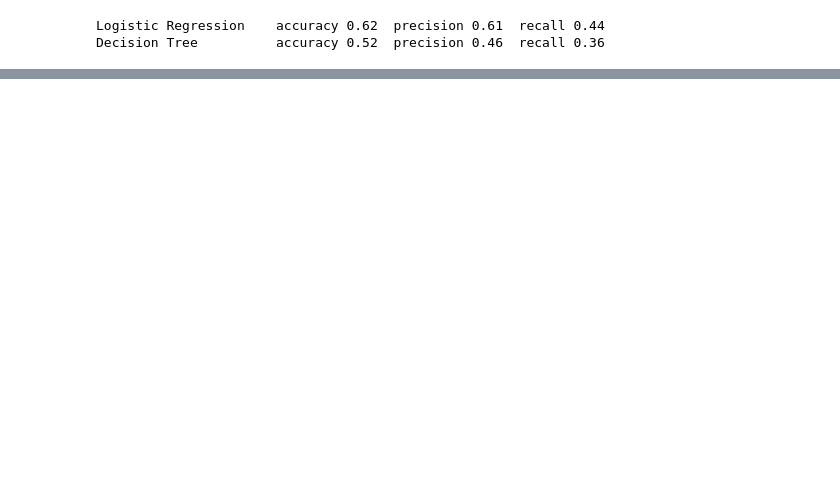
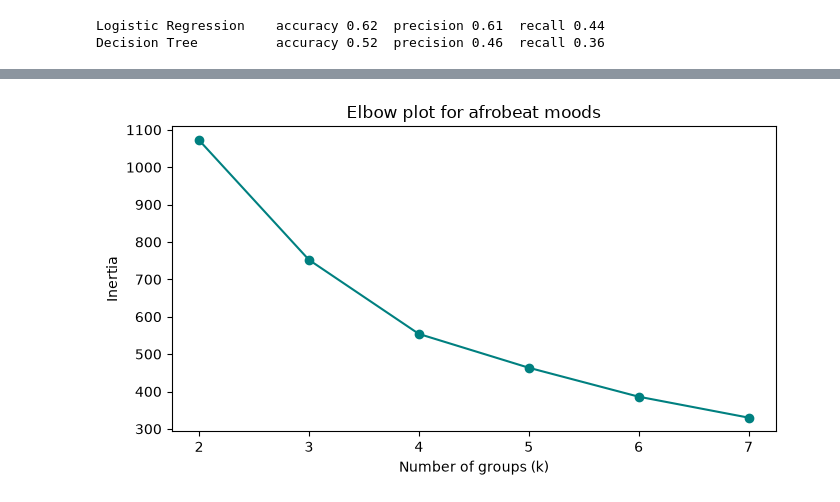
Before and after one commit to Tdaniels4real/music-popularity-capstone, a Jupyter notebook: music_popularity_capstone.ipynb, the cells around one changed output, grey strips where cells are left out. Drawn from its saved outputs; the diff is of its cells as text; code cells hidden in the pictures; blank space fills up the shorter version.

```diff
--- a/music_popularity_capstone.ipynb
+++ b/music_popularity_capstone.ipynb
@@ -772,0 +795,11 @@ This means the streaming service should not rely on audio features alone to spot
+# %%
+from sklearn.cluster import KMeans
+
+# Our two mood columns
+mood_cols = ['valence', 'energy']
+Xm = df[mood_cols]
+
+# Scale both features so neither one dominates the distance calculation
+Xm_scaled = StandardScaler().fit_transform(Xm)
+
+print('Clustering', len(Xm), 'tracks on:', mood_cols)
@@ -772,0 +818,18 @@ This means the streaming service should not rely on audio features alone to spot
+# %%
+# Fit K-Means for k = 2 to 7 and record the inertia for each
+inertias = []
+for k in range(2, 8):
+    km = KMeans(n_clusters=k, random_state=RANDOM_STATE, n_init=10)
+    km.fit(Xm_scaled)
+    inertias.append(km.inertia_)
+
+# Plot inertia against k to look for the elbow
+plt.figure(figsize=(7, 4))
+plt.plot(range(2, 8), inertias, marker='o', color='teal')
+plt.xlabel('Number of groups (k)')
+plt.ylabel('Inertia')
+plt.title(f'Elbow plot for {GENRE} moods')
+plt.tight_layout()
+plt.show()
+# %% [output]
+[figure, added]
```
Also changed, not shown: parts of 26 cells of this notebook.
